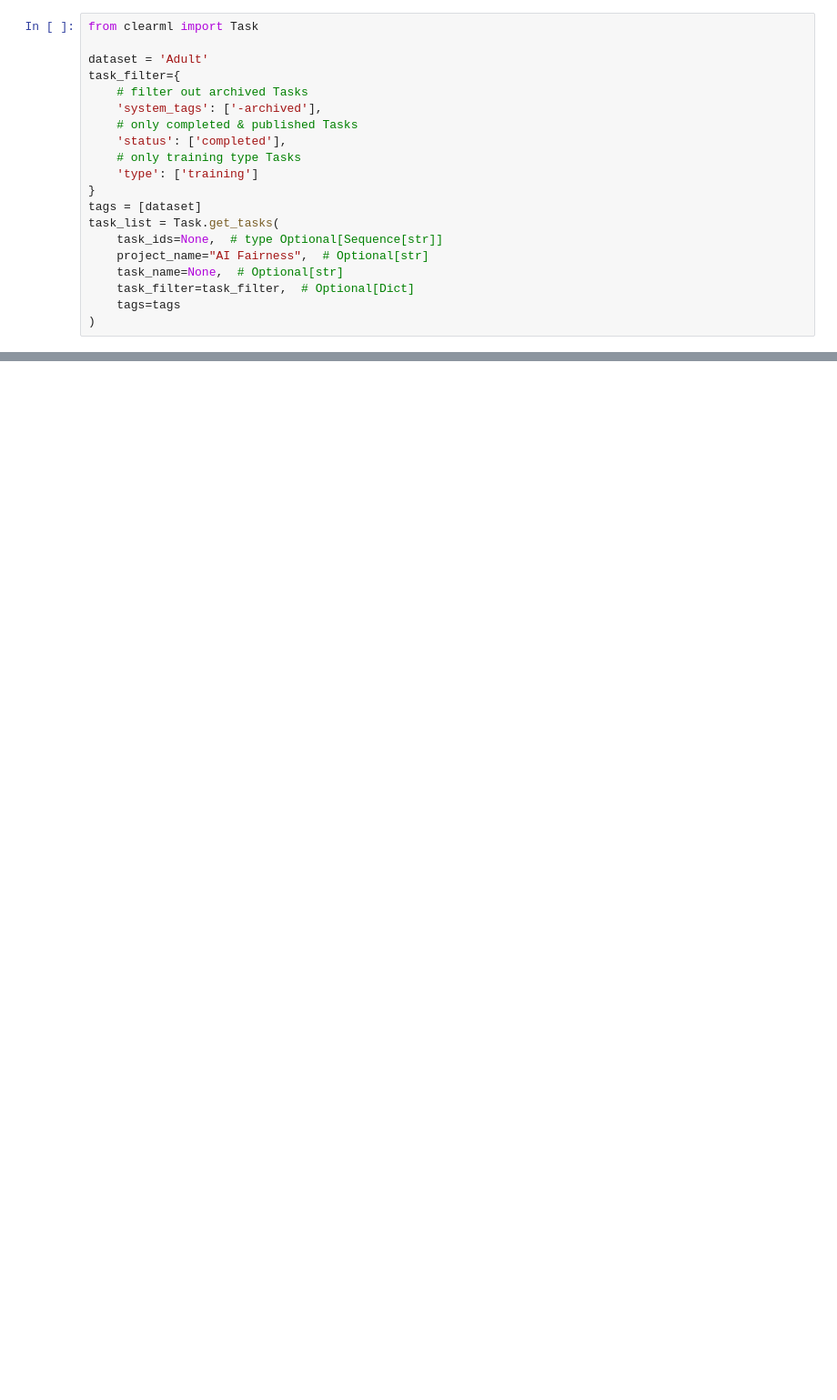
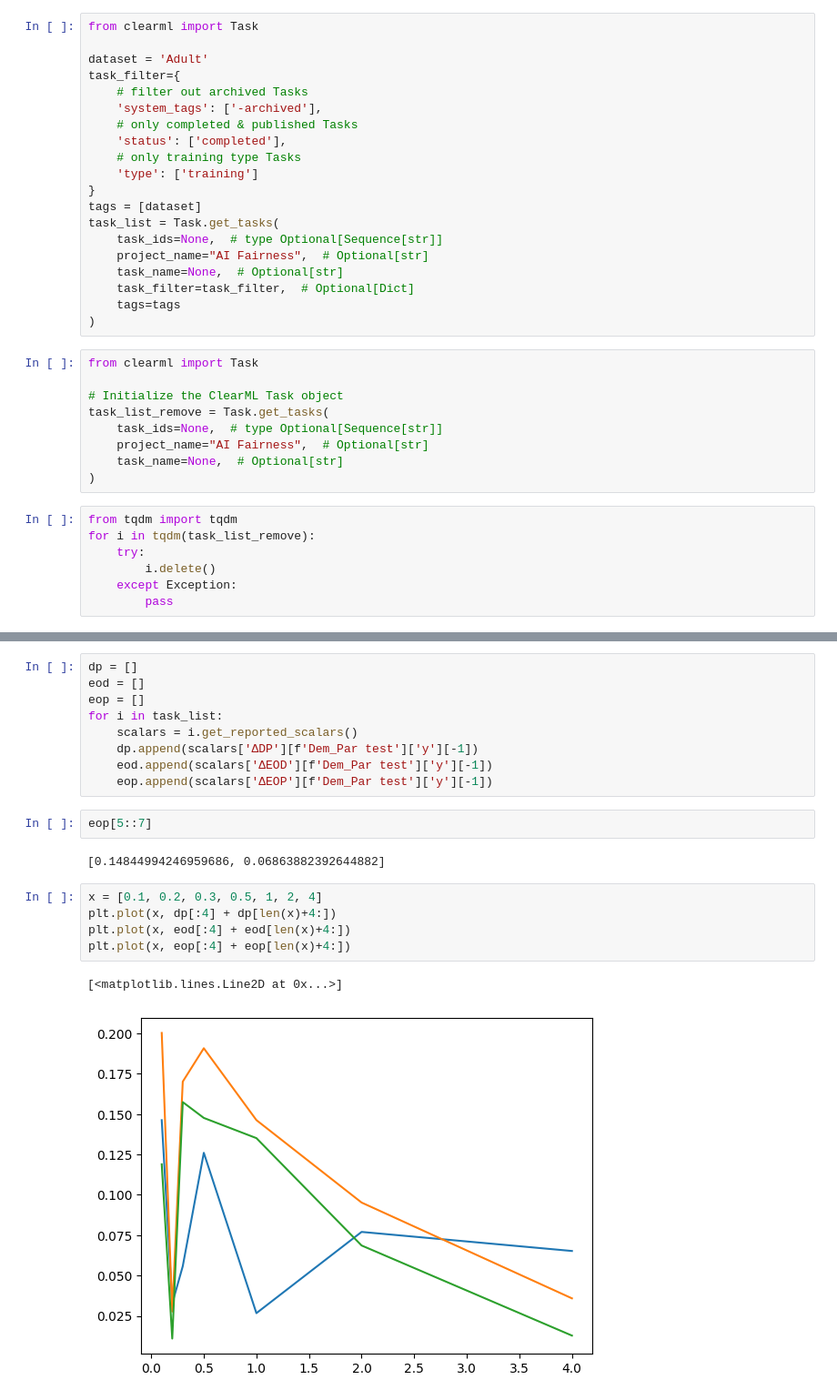
Before and after one commit to Eponeshnikov/DPFairDeepLearning, a Jupyter notebook: postprocessing.ipynb, the cells around one changed output, grey strips where cells are left out. Shown: that part at 91% size. Drawn from its saved outputs; the diff is of its cells as text; blank space fills up the shorter version.

```diff
--- a/postprocessing.ipynb
+++ b/postprocessing.ipynb
@@ -18,4 +18,20 @@ task_list = Task.get_tasks(
     task_filter=task_filter,  # Optional[Dict]
     tags=tags
 )
+# %%
+from clearml import Task
+
+# Initialize the ClearML Task object
+task_list_remove = Task.get_tasks(
+    task_ids=None,  # type Optional[Sequence[str]]
+    project_name="AI Fairness",  # Optional[str]
+    task_name=None,  # Optional[str]
+)
+# %%
+from tqdm import tqdm
+for i in tqdm(task_list_remove):
+    try:
+        i.delete()
+    except Exception:
+        pass
 # %%
@@ -30,0 +46,21 @@ len(task_list)
+# %%
+dp = []
+eod = []
+eop = []
+for i in task_list:
+    scalars = i.get_reported_scalars()
+    dp.append(scalars['ΔDP'][f'Dem_Par test']['y'][-1])
+    eod.append(scalars['ΔEOD'][f'Dem_Par test']['y'][-1])
+    eop.append(scalars['ΔEOP'][f'Dem_Par test']['y'][-1])
+# %%
+eop[5::7]
+# %% [output]
+[0.14844994246959686, 0.06863882392644882]
+# %%
+x = [0.1, 0.2, 0.3, 0.5, 1, 2, 4]
+plt.plot(x, dp[:4] + dp[len(x)+4:])
+plt.plot(x, eod[:4] + eod[len(x)+4:])
+plt.plot(x, eop[:4] + eop[len(x)+4:])
+# %% [output]
+[<matplotlib.lines.Line2D at 0x...>]
+[figure, added]
```
Also changed, not shown: parts of 15 cells of this notebook, 8 other files.
